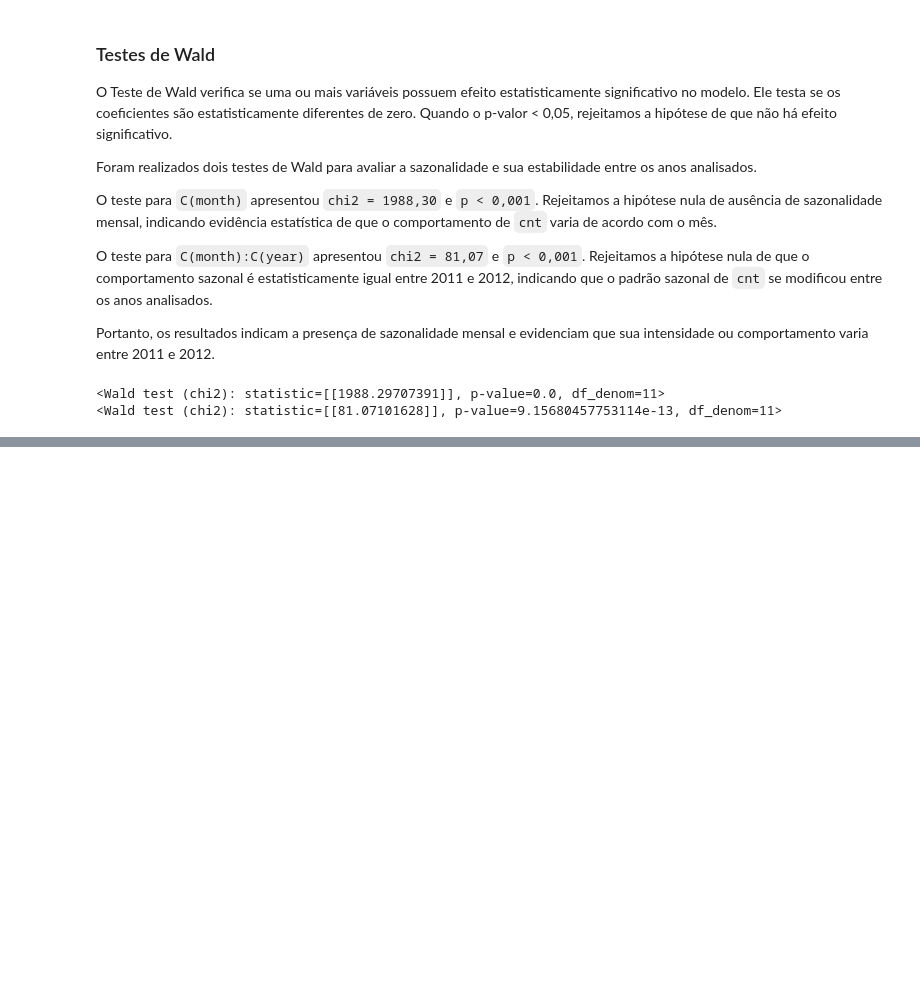
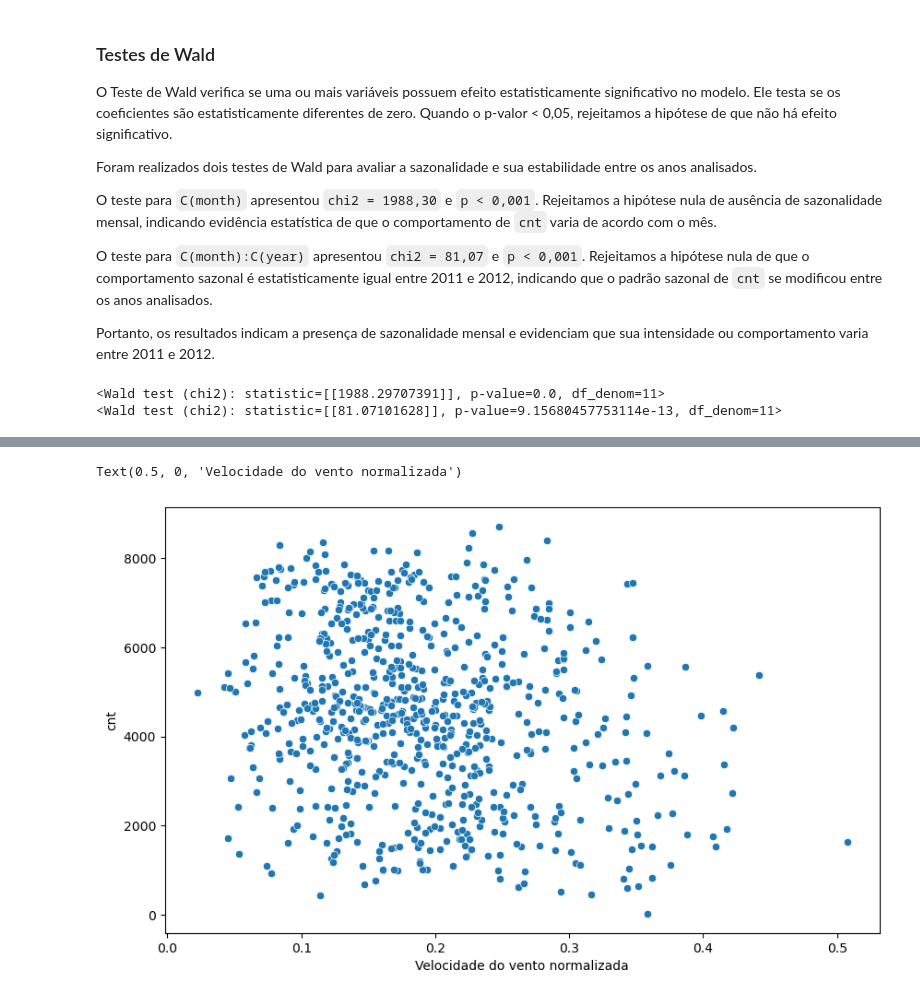
Before and after one commit to igao01/ds_bike_sharing, a Jupyter notebook: notebooks/02_EDA_bike_sharing.ipynb, the cells around one changed output, grey strips where cells are left out. Saved outputs shown, nothing was run; the diff lists cells and outputs as text; code cells hidden in the pictures; blank space fills up the shorter version.

```diff
--- a/notebooks/02_EDA_bike_sharing.ipynb
+++ b/notebooks/02_EDA_bike_sharing.ipynb
@@ -521,0 +594,7 @@ print(wald_interaction)
+# %%
+plt.figure(figsize=(10,6))
+sns.scatterplot(data=df_daily, x='wind_speed', y=TARGET_COLUMN)
+plt.xlabel('Velocidade do vento normalizada')
+# %% [output]
+Text(0.5, 0, 'Velocidade do vento normalizada')
+[figure, added]
```
Also changed, not shown: parts of 32 cells of this notebook, 2 other files.
